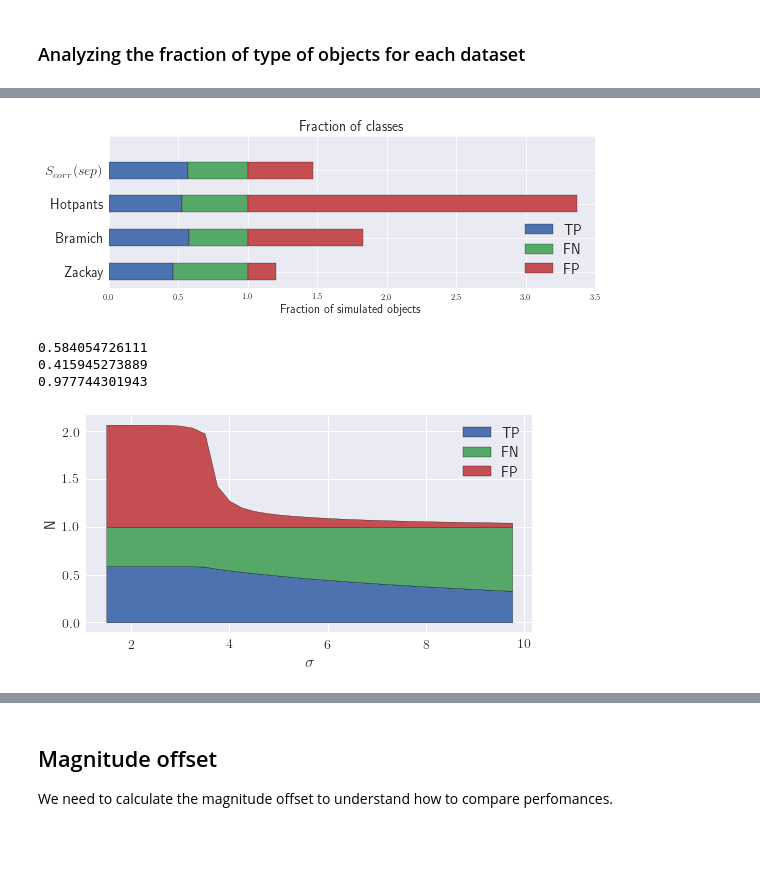
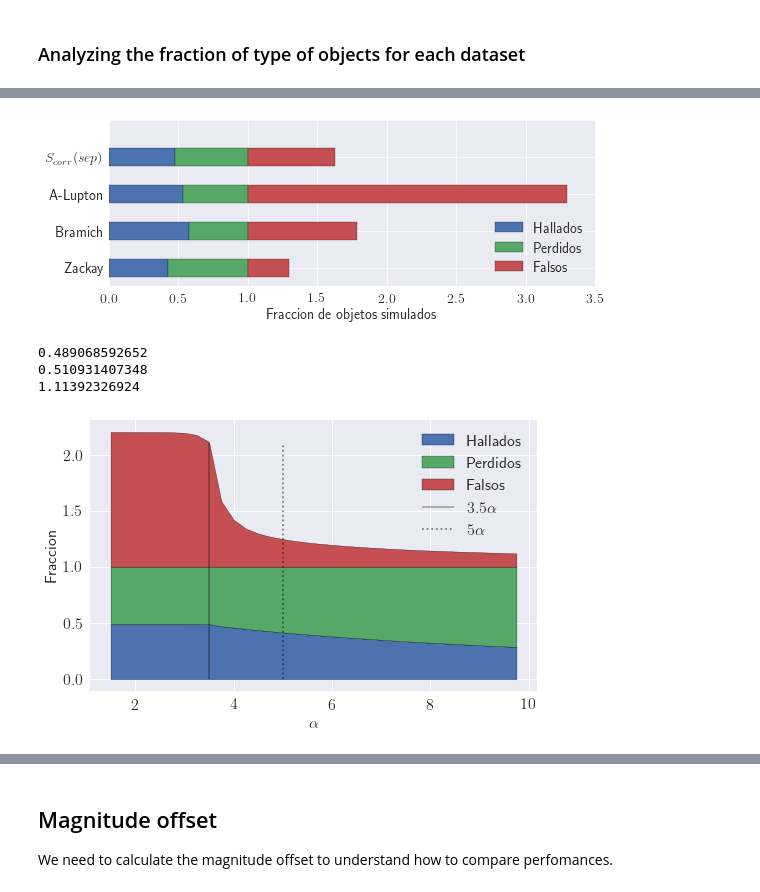
Before and after one commit to BrunoSanchez/RBMLearning, a Jupyter notebook: Plots-foursome.ipynb, the cells around one changed output, grey strips where cells are left out. Cells and saved outputs as stored; diff of their text form; code cells hidden in the pictures; blank space fills up the shorter version.

```diff
--- a/Plots-foursome.ipynb
+++ b/Plots-foursome.ipynb
@@ -59,7 +59,7 @@ def custom_histogram(vector, bins=None, cumulative=False, errors=False):
 
         return x_bins, hh[0]
 # %%
-engine = create_engine('sqlite:///../RBpipeline/rbogus-dev.db')
+engine = create_engine('sqlite:///../RBpipeline/newrbogus-dev.db')
 # %% [markdown]
 Asking to the database for the undetected objects (False Negatives)
 # %%
@@ -234,13 +239,13 @@ print df2.to_latex()
 #plt.figure(figsize=(8, 4)
 with sns.plotting_context('paper', rc={'figure.figsize': [8, 3]}):
 
-    df2[['TP', 'FN', 'FP']].plot.barh(stacked=True)
-    plt.title('Fraction of classes', fontsize=14)
+    df2[['Hallados', 'Perdidos', 'Falsos']].plot.barh(stacked=True)
+    #plt.title('Fraccion de objetos', fontsize=14)
     plt.xscale('linear')
-    plt.xlabel('Fraction of simulated objects', fontsize=12)
+    plt.xlabel('Fraccion de objetos simulados', fontsize=14)
     plt.xlim(0, 3.5)
     plt.yticks([0,1,2,3,4],# 5],
-               ['Zackay', 'Bramich', 'Hotpants', '$S_{corr}(sep)$'],#, '$S_{corr}(5\sigma)$'],
+               ['Zackay', 'Bramich', 'A-Lupton', '$S_{corr}(sep)$'],#, '$S_{corr}(5\sigma)$'],
                fontsize=14)
 
     plt.vlines(df2[1:2]['Real'], -0.4, 2.3, lw=0.3)
@@ -248,9 +253,10 @@ with sns.plotting_context('paper', rc={'figure.figsize': [8, 3]}):
 
     plt.tight_layout()
     plt.legend(loc='lower right', fontsize=14)
-    plt.savefig(os.path.join(plot_dir, 'fractions_classes.svg'), format='svg', dpi=480)
+    plt.tick_params(labelsize=14)
+    plt.savefig(os.path.join(plot_dir, 'fractions_classes.svg'), format='svg', dpi=720)
 # %% [output]
-[figure, old version]
+[figure, new version]
 # %%
 def TruePositives(dt, thresh, tot_sim):
     detections = dt[dt.SIGNIFICANCE>thresh]
@@ -268,30 +274,33 @@ print TruePositives(dt_scr, 3.5, tot_sim)
 print FalseNegatives(dt_scr, 3.5, tot_sim)
 print FalsePositives(dt_scr, 3.5, tot_sim)
 # %% [output]
-0.584054726111
-0.415945273889
-0.977744301943
+0.489068592652
+0.510931407348
+1.11392326924
 # %%
-plt.rcParams['text.usetex'] = True
-plt.figure(figsize=(8, 4))
+#plt.rcParams['text.usetex'] = True
+plt.figure(figsize=(8, 5))
 plt.fill_between(x=np.arange(1.5, 10., 0.25), y1=0.,
                  y2=[TruePositives(dt_scr, th, tot_sim) for th in np.arange(1.5, 10., 0.25)],
-                 label='TP', alpha=1)
+                 label='Hallados', alpha=1)
 
 plt.fill_between(x=np.arange(1.5, 10., 0.25),
                  y1=[TruePositives(dt_scr, th, tot_sim) for th in np.arange(1.5, 10., 0.25)],
-                 y2=1, label='FN')
+                 y2=1, label='Perdidos')
 
 plt.fill_between(x=np.arange(1.5, 10., 0.25), y1=1.,
                  y2=[1.+FalsePositives(dt_scr, th, tot_sim) for th in np.arange(1.5, 10., 0.25)],
-                 label='FP')
-plt.xlabel(r'\sigma', fontsize=16)
-plt.ylabel('N', fontsize=14)
-plt.legend(loc='best', fontsize=14)
-plt.tick_params(labelsize=14)
-plt.savefig(os.path.join(plot_dir, 'scorr_thresholds.png'), dpi=480)
+                 label='Falsos')
+plt.vlines(x=3.5, ymax=2.1, ymin=0., label=r'$3.5\alpha$', alpha=0.3)
+plt.vlines(x=5, linestyle=':', ymax=2.1, ymin=0., label=r'$5\alpha$', alpha=0.5)
+
+plt.xlabel(r'$\alpha$', fontsize=16)
+plt.ylabel('Fraccion', fontsize=16)
+plt.legend(loc='best', fontsize=16)
+plt.tick_params(labelsize=16)
+plt.savefig(os.path.join(plot_dir, 'scorr_thresholds.png'), dpi=720)
 # %% [output]
-[figure, old version]
+[figure, new version]
 # %%
 import gc
 gc.collect()
```
Also changed, not shown: parts of 54 cells of this notebook, 3 other files.
